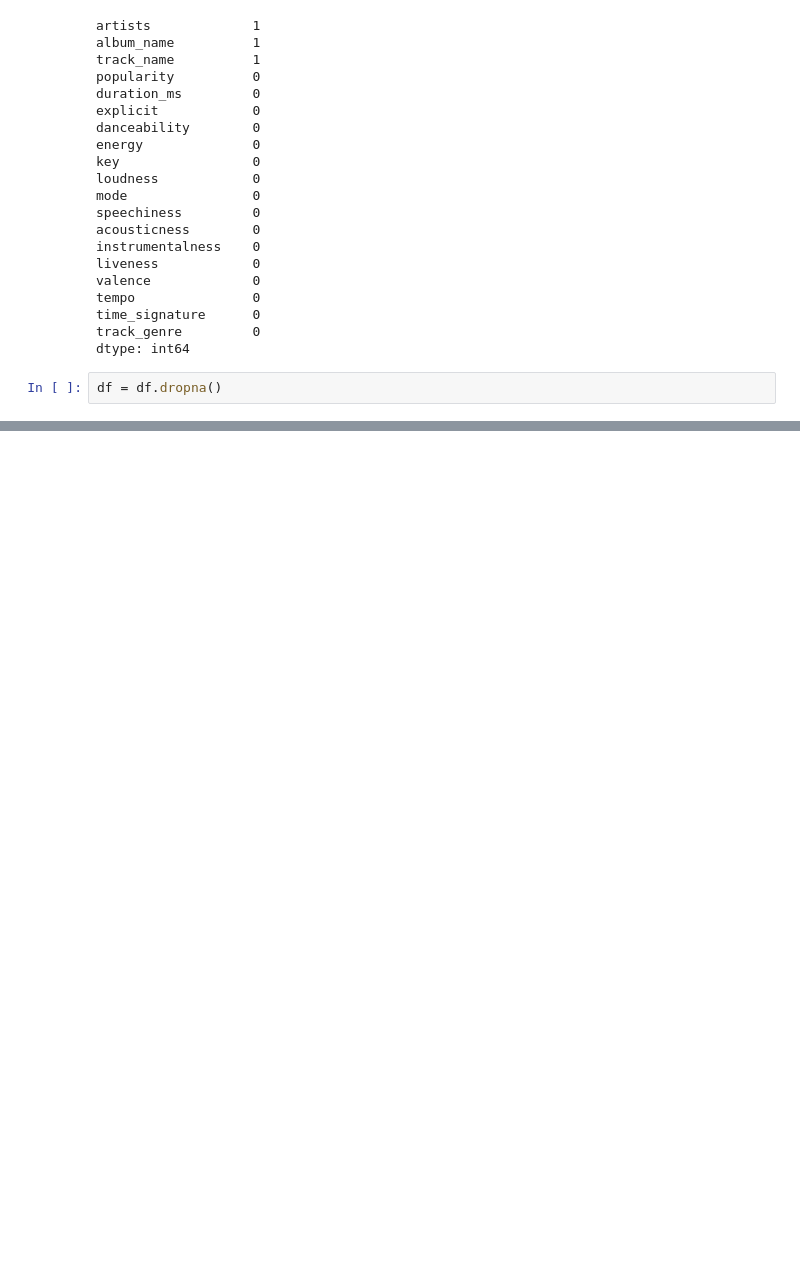
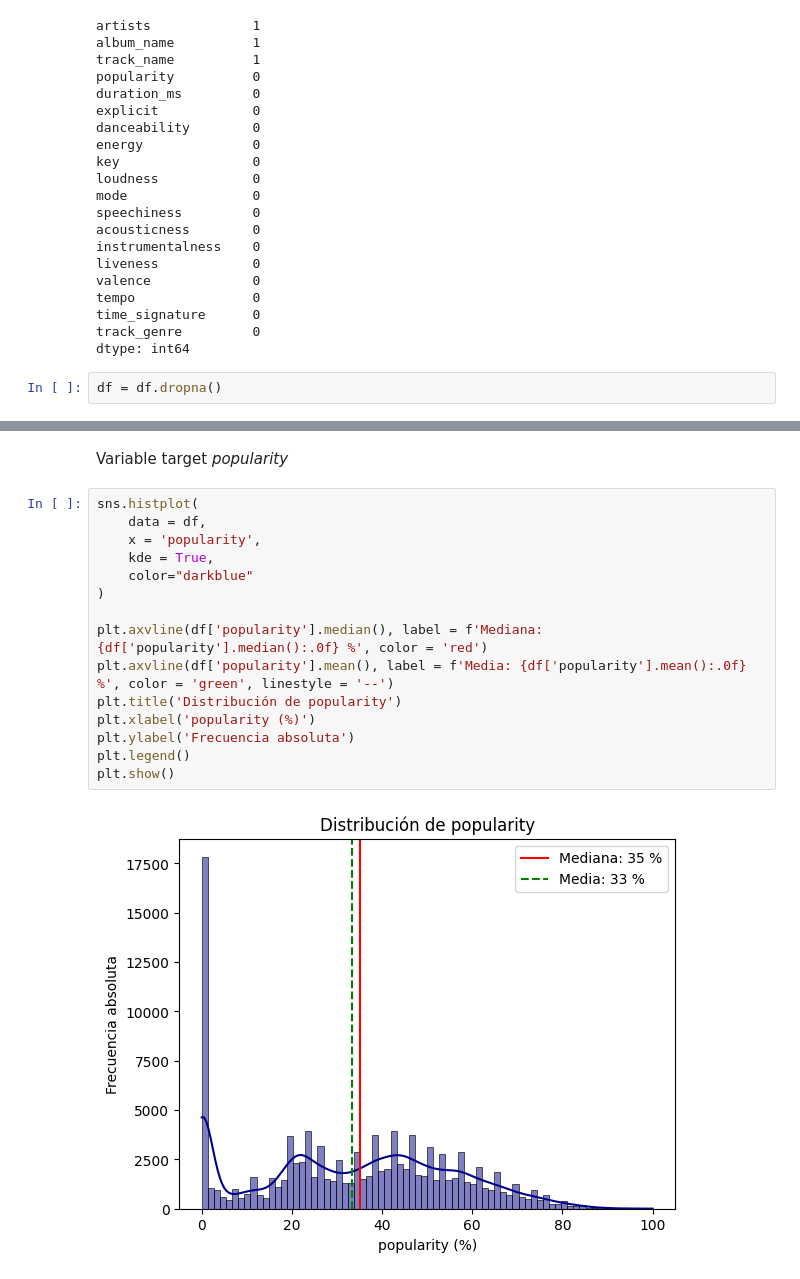
Before and after one commit to 0Trickster/Project-MLY-1, a Jupyter notebook: notebooks/Limpieza.ipynb, the cells around one changed output, grey strips where cells are left out. Saved outputs shown, nothing was run; the diff lists cells and outputs as text; blank space fills up the shorter version.

```diff
--- a/notebooks/Limpieza.ipynb
+++ b/notebooks/Limpieza.ipynb
@@ -154,0 +260,19 @@ plt.show()
+# %% [markdown]
+Variable target *popularity*
+# %%
+sns.histplot(
+    data = df,
+    x = 'popularity',
+    kde = True,
+    color="darkblue"
+)
+
+plt.axvline(df['popularity'].median(), label = f'Mediana: {df['popularity'].median():.0f} %', color = 'red')
+plt.axvline(df['popularity'].mean(), label = f'Media: {df['popularity'].mean():.0f} %', color = 'green', linestyle = '--')
+plt.title('Distribución de popularity')
+plt.xlabel('popularity (%)')
+plt.ylabel('Frecuencia absoluta')
+plt.legend()
+plt.show()
+# %% [output]
+[figure, added]
```
Also changed, not shown: parts of 18 cells of this notebook, 3 other files.
